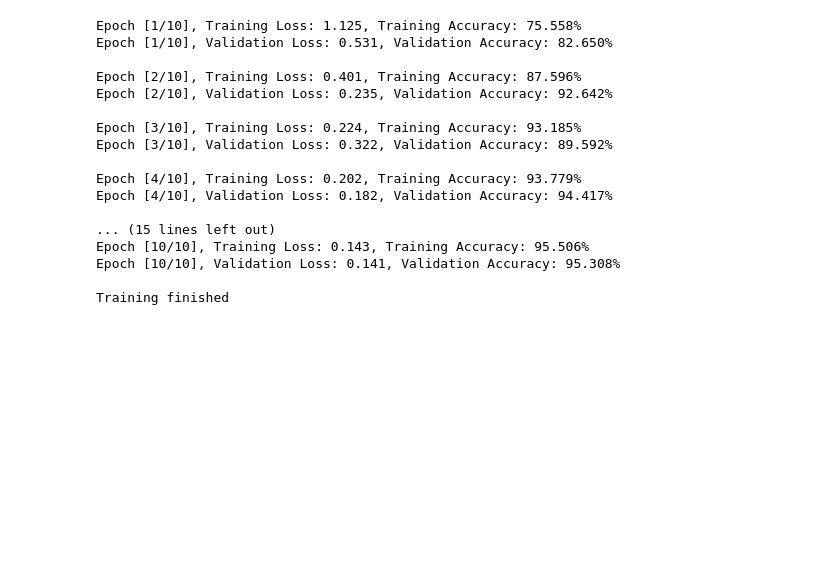
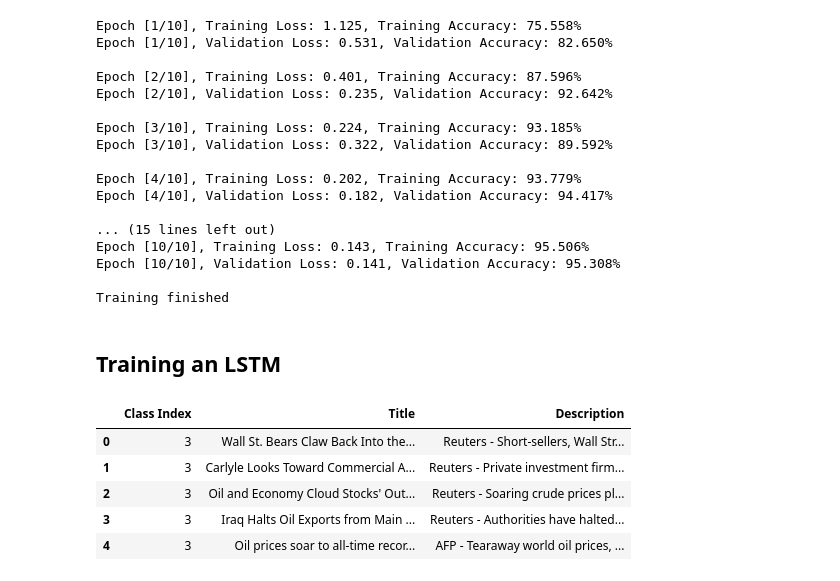
Before and after one commit to Gregory-mcbit/pytorch, a Jupyter notebook: main.ipynb, the cells around one changed output. Drawn from its saved outputs; the diff is of its cells as text; code cells hidden in the pictures; blank space fills up the shorter version.

Commit message:
feat: implement LSTM & tokenization

```diff
--- a/main.ipynb
+++ b/main.ipynb
@@ -1928,3 +1925,15 @@ Epoch [10/10], Training Loss: 0.143, Training Accuracy: 95.506%
 Epoch [10/10], Validation Loss: 0.141, Validation Accuracy: 95.308%
 
 Training finished
+# %% [markdown]
+## Training an LSTM
+# %%
+df = pd.read_csv("train.csv")
+df.head()
+# %% [output]
+|  | Class Index | Title | Description |
+| 0 | 3 | Wall St. Bears Claw Back Into the... | Reuters - Short-sellers, Wall Str... |
+| 1 | 3 | Carlyle Looks Toward Commercial A... | Reuters - Private investment firm... |
+| 2 | 3 | Oil and Economy Cloud Stocks' Out... | Reuters - Soaring crude prices pl... |
+| 3 | 3 | Iraq Halts Oil Exports from Main ... | Reuters - Authorities have halted... |
+| 4 | 3 | Oil prices soar to all-time recor... | AFP - Tearaway world oil prices, ... |
```
Also changed, not shown: parts of 14 cells of this notebook, 2 other files.
